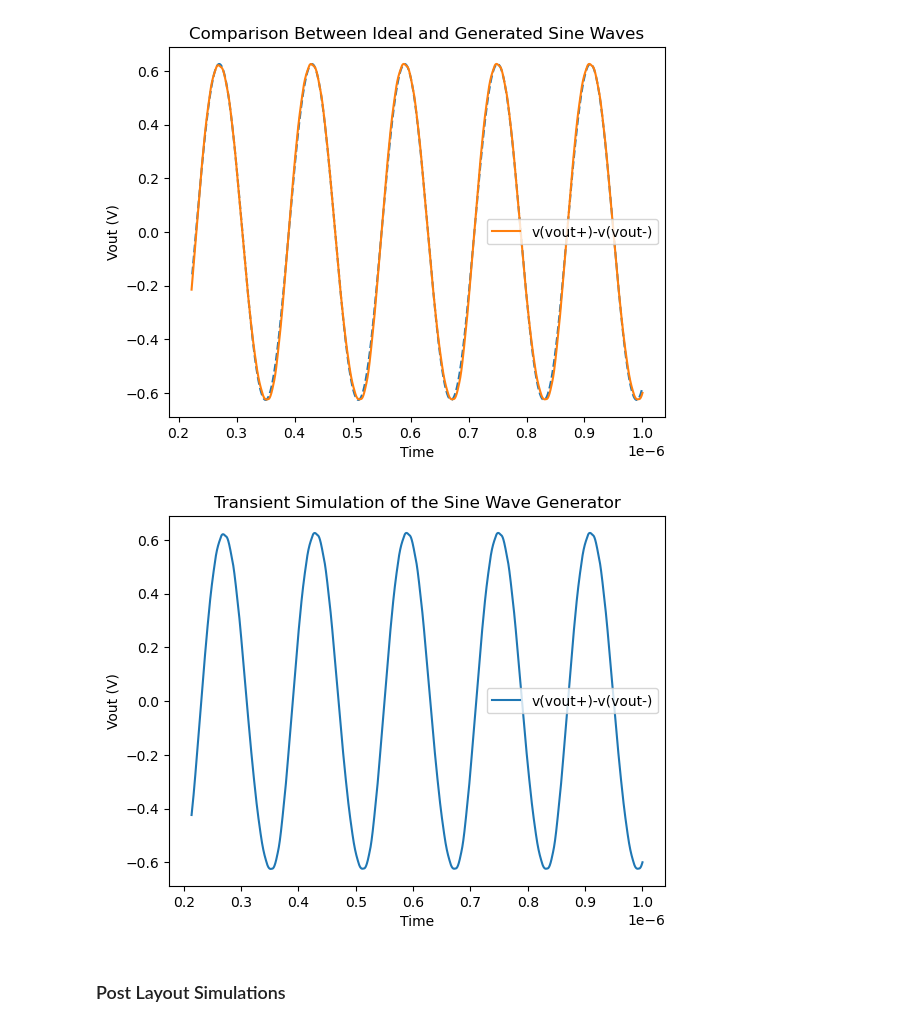
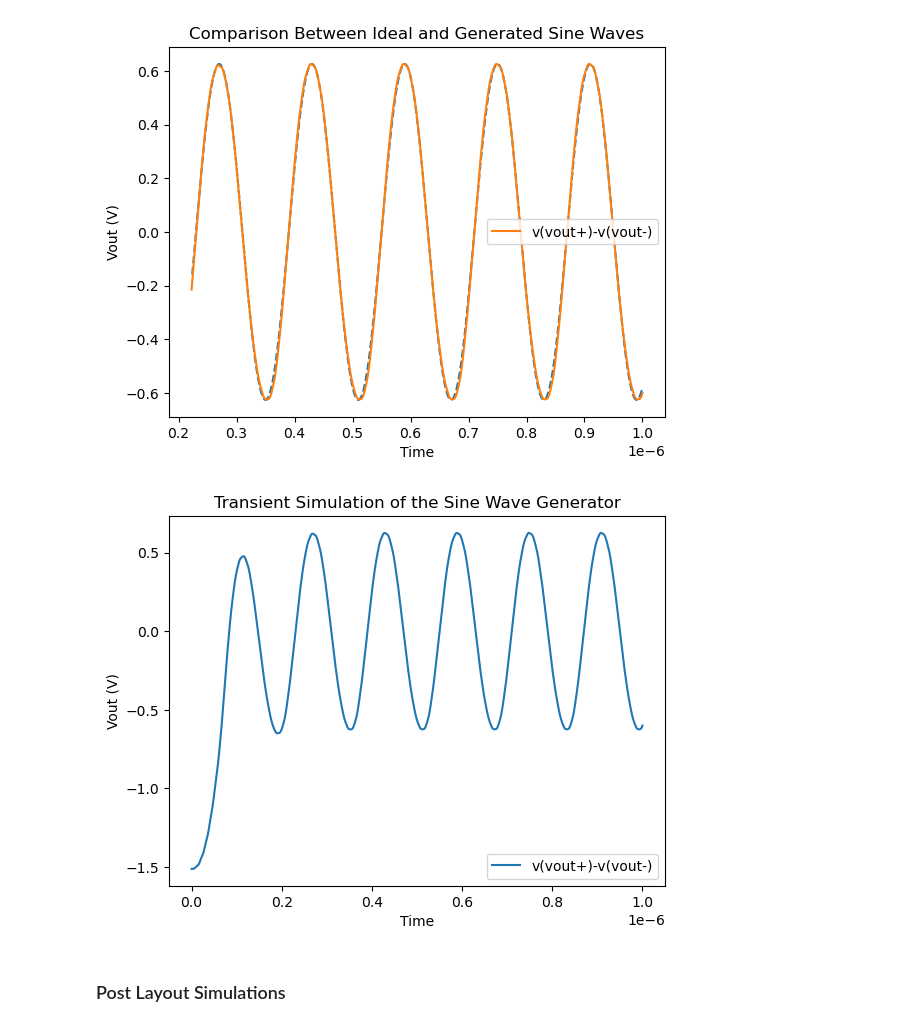
Before and after one commit to adp1030/VLSI_Sine_Gen, a Jupyter notebook: simulation/sim_data/plots.ipynb, the cells around one changed output. Saved outputs shown, nothing was run; the diff lists cells and outputs as text; code cells hidden in the pictures.

Commit message:
updated python plotting scripts

```diff
--- a/simulation/sim_data/plots.ipynb
+++ b/simulation/sim_data/plots.ipynb
@@ -159,13 +163,13 @@ Amplitude at peak_loc1 = 0.625915515
 [figure]
 # %%
 fig, ax = plt.subplots()
-start = 2400
+start = 0
 vout1.loc[start:].plot(x = 'time', y='v(vout+)-v(vout-)', ax = ax, title = 'Transient Simulation of the Sine Wave Generator')
 plt.xlabel('Time')
 plt.ylabel('Vout (V)')
-plt.savefig("sin_vout_tran_clean.svg", format="svg")
+plt.savefig("sin_vout_tran.svg", format="svg")
 # %% [output]
-[figure, old version]
+[figure, new version]
 # %% [markdown]
 ### Post Layout Simulations
 # %%
```
Also changed, not shown: parts of 3 cells of this notebook.
